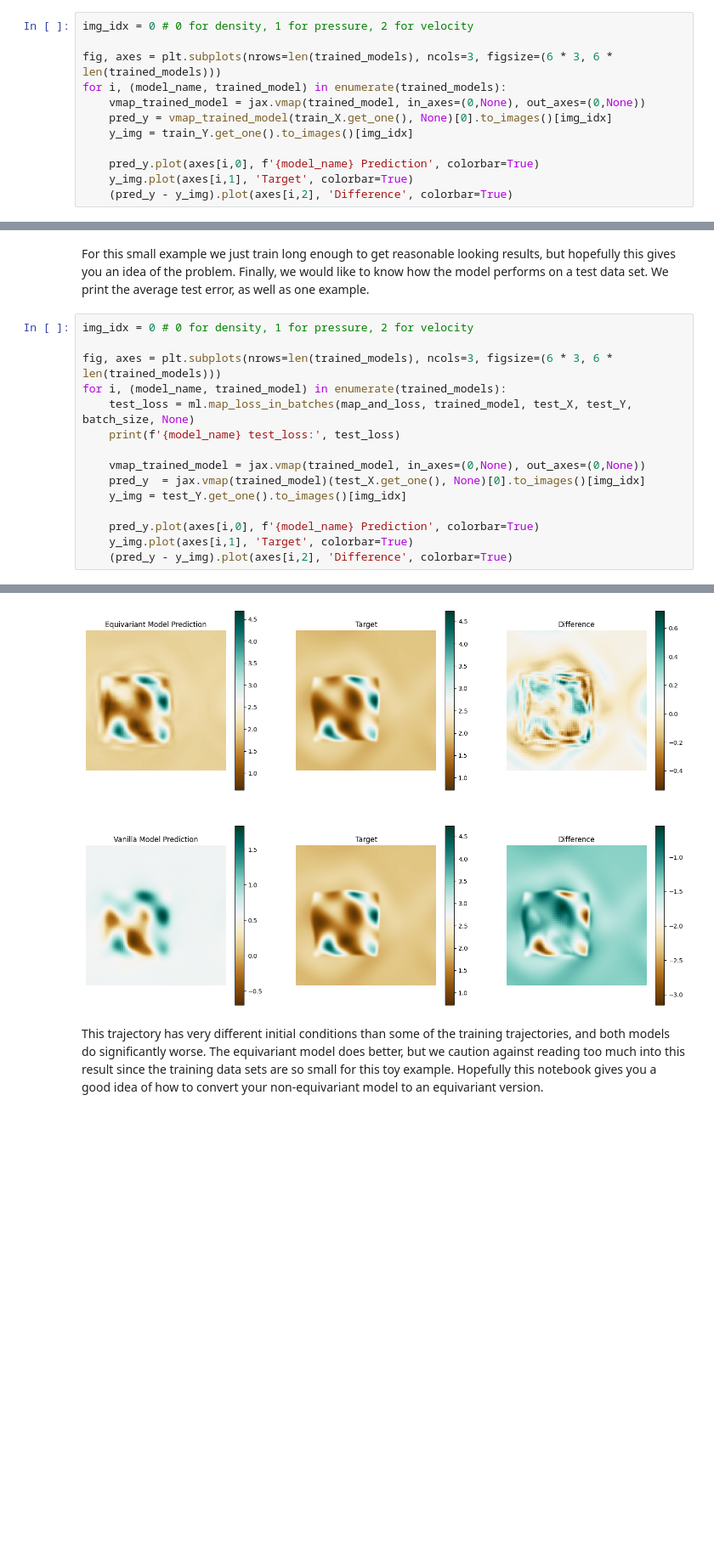
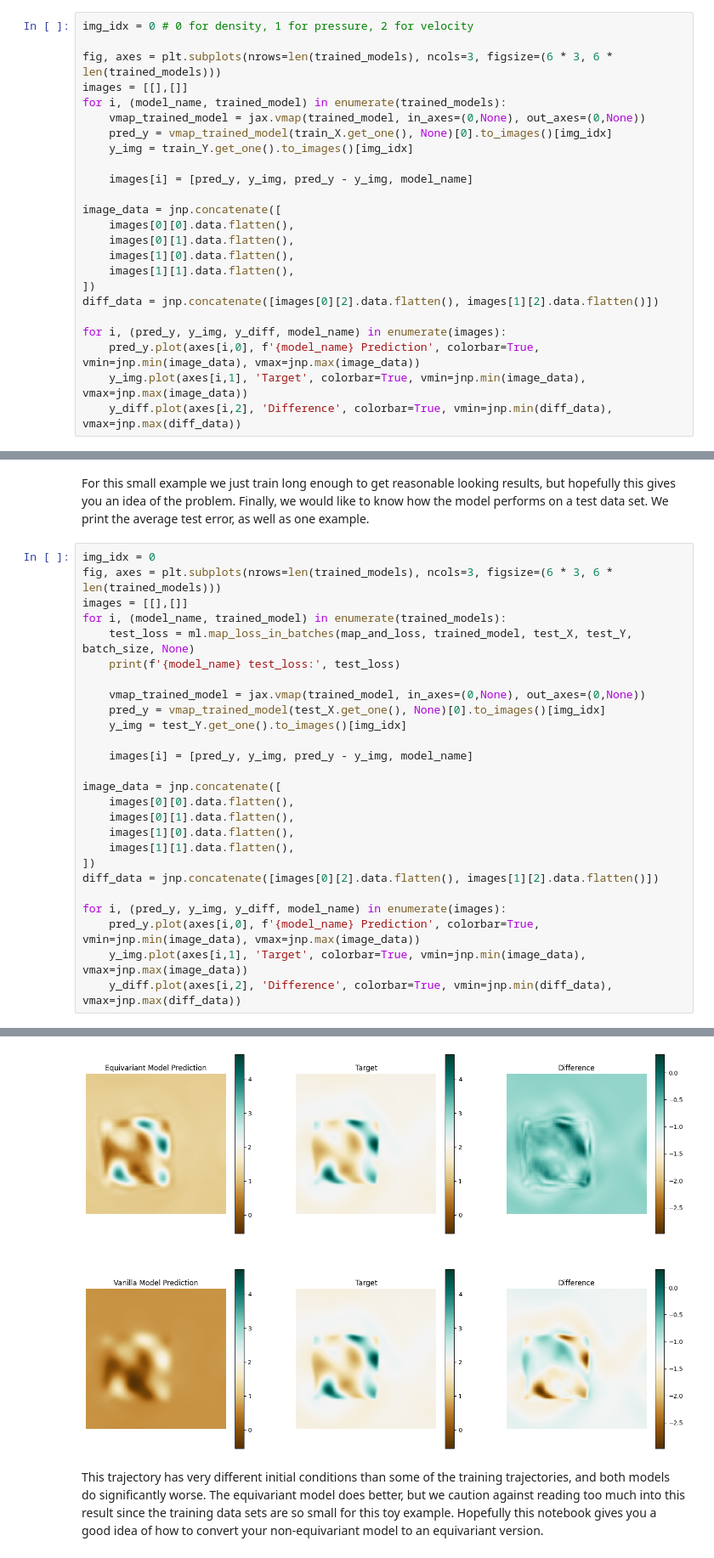
Before and after one commit to WilsonGregory/ginjax, a Jupyter notebook: examples/conversion_example.ipynb, the cells around one changed output, grey strips where cells are left out. Shown at 85% size. Drawn from its saved outputs; the diff is of its cells as text; blank space fills up the shorter version.

Commit message:
update colorbars to match

```diff
--- a/examples/conversion_example.ipynb
+++ b/examples/conversion_example.ipynb
@@ -375,12 +375,24 @@ We can see that the loss of the equivariant model is smaller than the vanilla mo
 img_idx = 0 # 0 for density, 1 for pressure, 2 for velocity
 
 fig, axes = plt.subplots(nrows=len(trained_models), ncols=3, figsize=(6 * 3, 6 * len(trained_models)))
+images = [[],[]]
 for i, (model_name, trained_model) in enumerate(trained_models):
     vmap_trained_model = jax.vmap(trained_model, in_axes=(0,None), out_axes=(0,None))
     pred_y = vmap_trained_model(train_X.get_one(), None)[0].to_images()[img_idx]
     y_img = train_Y.get_one().to_images()[img_idx]
 
-    pred_y.plot(axes[i,0], f'{model_name} Prediction', colorbar=True)
-    y_img.plot(axes[i,1], 'Target', colorbar=True)
-    (pred_y - y_img).plot(axes[i,2], 'Difference', colorbar=True)
+    images[i] = [pred_y, y_img, pred_y - y_img, model_name]
+
+image_data = jnp.concatenate([
+    images[0][0].data.flatten(),
+    images[0][1].data.flatten(),
+    images[1][0].data.flatten(),
+    images[1][1].data.flatten(),
+])
+diff_data = jnp.concatenate([images[0][2].data.flatten(), images[1][2].data.flatten()])
+
+for i, (pred_y, y_img, y_diff, model_name) in enumerate(images):
+    pred_y.plot(axes[i,0], f'{model_name} Prediction', colorbar=True, vmin=jnp.min(image_data), vmax=jnp.max(image_data))
+    y_img.plot(axes[i,1], 'Target', colorbar=True, vmin=jnp.min(image_data), vmax=jnp.max(image_data))
+    y_diff.plot(axes[i,2], 'Difference', colorbar=True, vmin=jnp.min(diff_data), vmax=jnp.max(diff_data))
 # %% [output]
@@ -388,18 +400,29 @@ for i, (model_name, trained_model) in enumerate(trained_models):
 # %% [markdown]
 For this small example we just train long enough to get reasonable looking results, but hopefully this gives you an idea of the problem. Finally, we would like to know how the model performs on a test data set. We print the average test error, as well as one example.
 # %%
-img_idx = 0 # 0 for density, 1 for pressure, 2 for velocity
-
+img_idx = 0
 fig, axes = plt.subplots(nrows=len(trained_models), ncols=3, figsize=(6 * 3, 6 * len(trained_models)))
+images = [[],[]]
 for i, (model_name, trained_model) in enumerate(trained_models):
     test_loss = ml.map_loss_in_batches(map_and_loss, trained_model, test_X, test_Y, batch_size, None)
     print(f'{model_name} test_loss:', test_loss)
 
     vmap_trained_model = jax.vmap(trained_model, in_axes=(0,None), out_axes=(0,None))
-    pred_y  = jax.vmap(trained_model)(test_X.get_one(), None)[0].to_images()[img_idx]
+    pred_y = vmap_trained_model(test_X.get_one(), None)[0].to_images()[img_idx]
     y_img = test_Y.get_one().to_images()[img_idx]
 
-    pred_y.plot(axes[i,0], f'{model_name} Prediction', colorbar=True)
-    y_img.plot(axes[i,1], 'Target', colorbar=True)
-    (pred_y - y_img).plot(axes[i,2], 'Difference', colorbar=True)
+    images[i] = [pred_y, y_img, pred_y - y_img, model_name]
+
+image_data = jnp.concatenate([
+    images[0][0].data.flatten(),
+    images[0][1].data.flatten(),
+    images[1][0].data.flatten(),
+    images[1][1].data.flatten(),
+])
+diff_data = jnp.concatenate([images[0][2].data.flatten(), images[1][2].data.flatten()])
+
+for i, (pred_y, y_img, y_diff, model_name) in enumerate(images):
+    pred_y.plot(axes[i,0], f'{model_name} Prediction', colorbar=True, vmin=jnp.min(image_data), vmax=jnp.max(image_data))
+    y_img.plot(axes[i,1], 'Target', colorbar=True, vmin=jnp.min(image_data), vmax=jnp.max(image_data))
+    y_diff.plot(axes[i,2], 'Difference', colorbar=True, vmin=jnp.min(diff_data), vmax=jnp.max(diff_data))
 # %% [output]
@@ -408,3 +431,3 @@ Vanilla Model test_loss: 6.5270224
-[figure, old version]
+[figure, new version]
 # %% [markdown]
 This trajectory has very different initial conditions than some of the training trajectories, and both models do significantly worse. The equivariant model does better, but we caution against reading too much into this result since the training data sets are so small for this toy example. Hopefully this notebook gives you a good idea of how to convert your non-equivariant model to an equivariant version.
```
Also changed, not shown: parts of 3 cells of this notebook.
